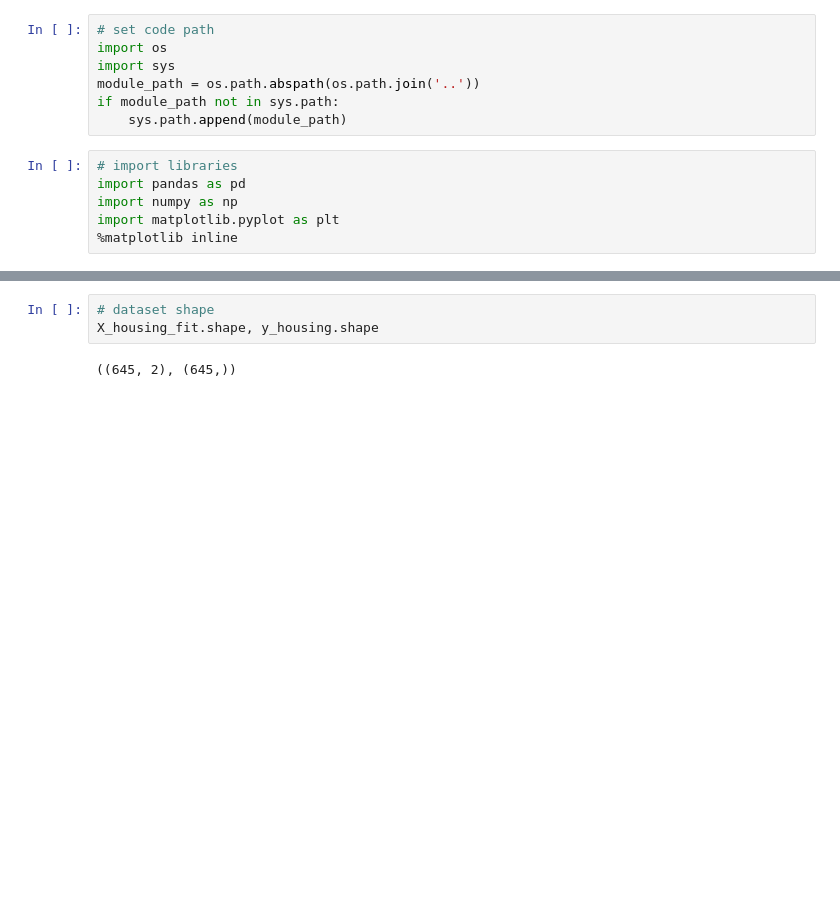
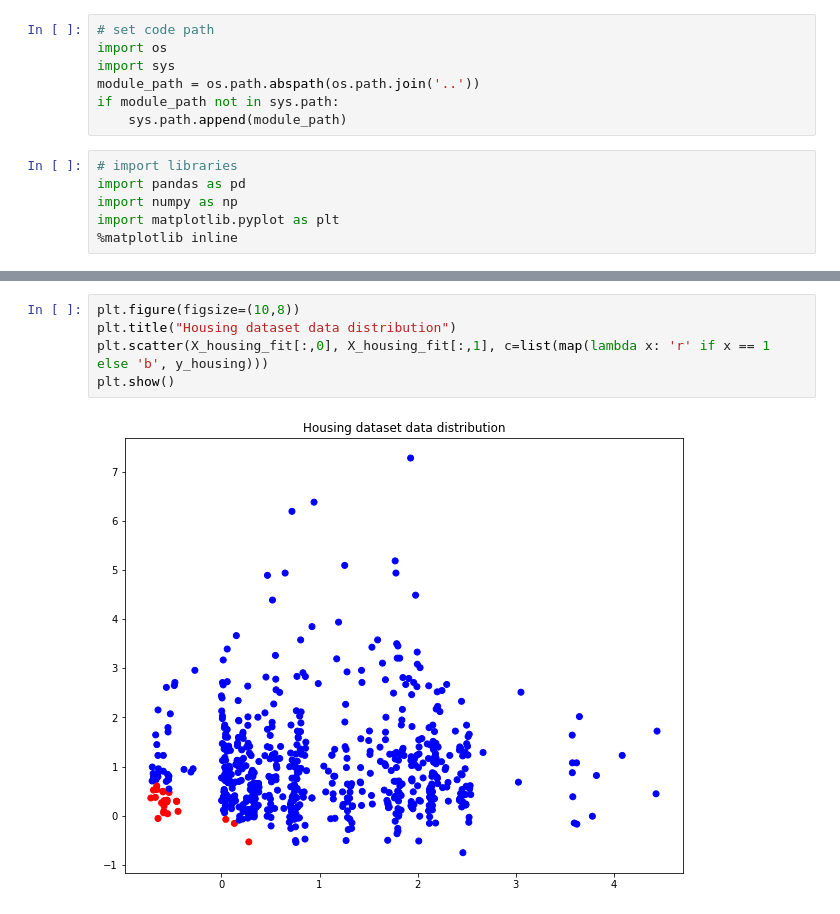
Before and after one commit to AIDEmeProject/PythonMiddleware, a Jupyter notebook: notebooks/version space convergence.ipynb, the cells around one changed output, grey strips where cells are left out. Drawn from its saved outputs; the diff is of its cells as text; blank space fills up the shorter version.

```diff
--- a/notebooks/version space convergence.ipynb
+++ b/notebooks/version space convergence.ipynb
@@ -39,5 +144,7 @@ Percentage of positive samples: 3.88
-# %%
-# dataset shape
-X_housing_fit.shape, y_housing.shape
-# %% [output]
-((645, 2), (645,))
+# %%
+plt.figure(figsize=(10,8))
+plt.title("Housing dataset data distribution")
+plt.scatter(X_housing_fit[:,0], X_housing_fit[:,1], c=list(map(lambda x: 'r' if x == 1 else 'b', y_housing)))
+plt.show()
+# %% [output]
+[figure, added]
```
Also changed, not shown: parts of 23 cells of this notebook, 35 other files.
